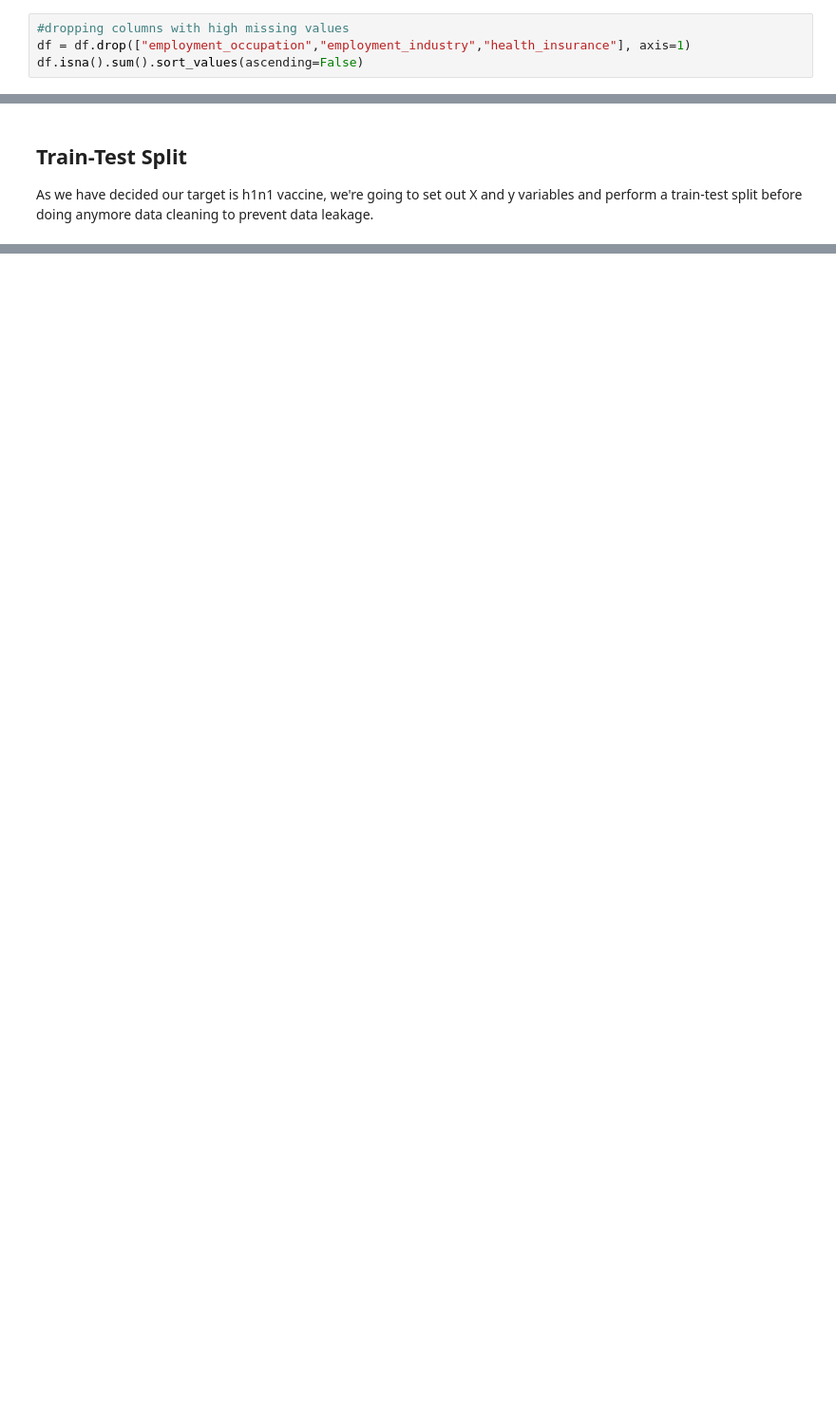
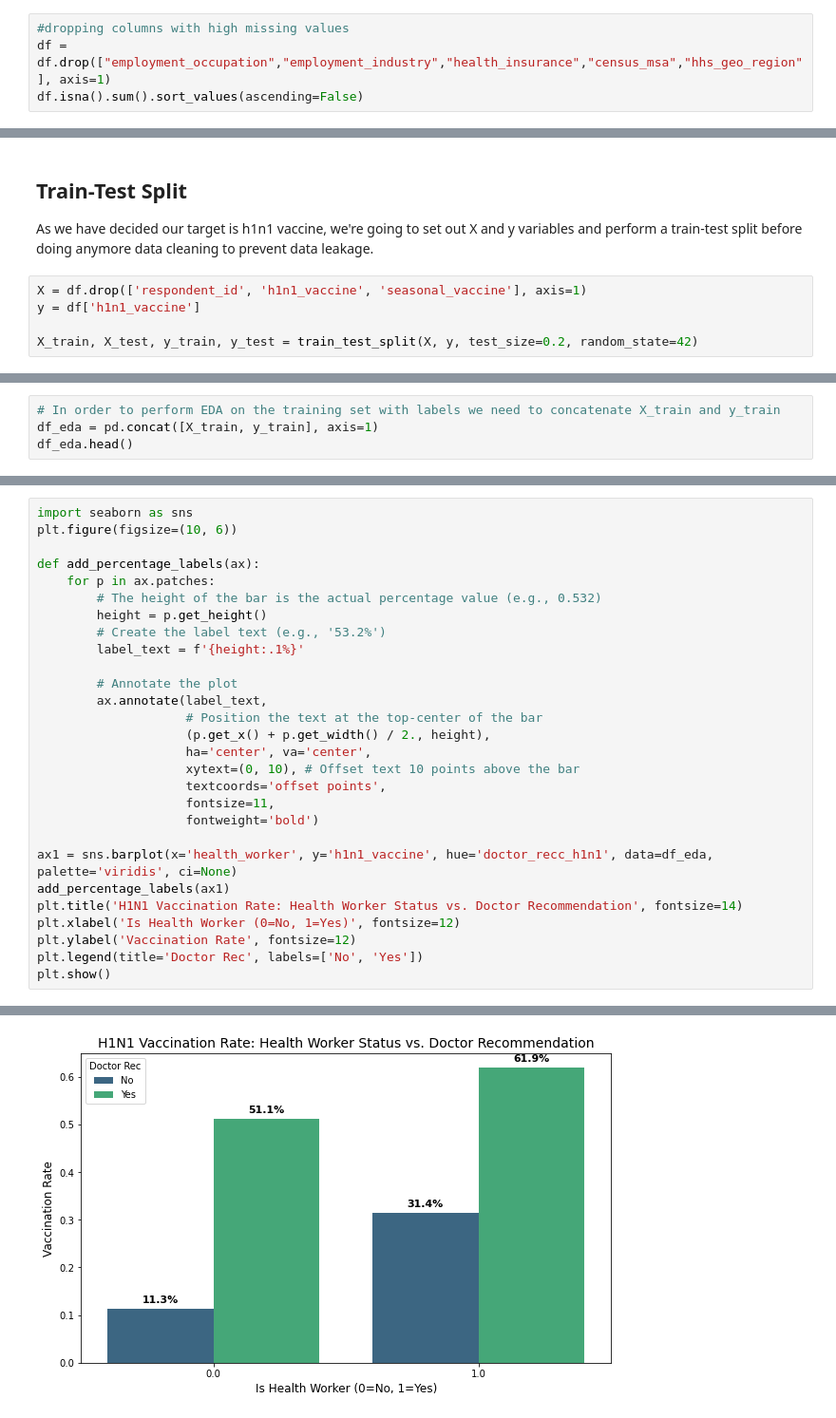
Before and after one commit to vkones/Project-3-Machine-Learning, a Jupyter notebook: index.ipynb, the cells around one changed output, grey strips where cells are left out. Shown at 95% size. Cells and saved outputs as stored; diff of their text form; blank space fills up the shorter version.

Commit message:
perfomed exploratory data analysis on the dataset

```diff
--- a/index.ipynb
+++ b/index.ipynb
@@ -60,6 +68,6 @@ dtype: int64
 # %%
 #dropping columns with high missing values
-df = df.drop(["employment_occupation","employment_industry","health_insurance"], axis=1)
+df = df.drop(["employment_occupation","employment_industry","health_insurance","census_msa","hhs_geo_region"], axis=1)
 df.isna().sum().sort_values(ascending=False)
 # %% [output]
 income_poverty                 4423
@@ -82,3 +90,8 @@ dtype: int64
 # %% [markdown]
 ## Train-Test Split
 As we have decided our target is h1n1 vaccine, we're going to set out X and y variables and perform a train-test split before doing anymore data cleaning to prevent data leakage.
+# %%
+X = df.drop(['respondent_id', 'h1n1_vaccine', 'seasonal_vaccine'], axis=1)
+y = df['h1n1_vaccine']
+
+X_train, X_test, y_train, y_test = train_test_split(X, y, test_size=0.2, random_state=42)
@@ -189,0 +143,4 @@ df['h']
+# %%
+# In order to perform EDA on the training set with labels we need to concatenate X_train and y_train
+df_eda = pd.concat([X_train, y_train], axis=1)
+df_eda.head()
@@ -189,0 +161,29 @@ df['h']
+# %%
+import seaborn as sns
+plt.figure(figsize=(10, 6))
+
+def add_percentage_labels(ax):
+    for p in ax.patches:
+        # The height of the bar is the actual percentage value (e.g., 0.532)
+        height = p.get_height()
+        # Create the label text (e.g., '53.2%')
+        label_text = f'{height:.1%}'
+
+        # Annotate the plot
+        ax.annotate(label_text,
+                    # Position the text at the top-center of the bar
+                    (p.get_x() + p.get_width() / 2., height),
+                    ha='center', va='center',
+                    xytext=(0, 10), # Offset text 10 points above the bar
+                    textcoords='offset points',
+                    fontsize=11,
+                    fontweight='bold')
+
+ax1 = sns.barplot(x='health_worker', y='h1n1_vaccine', hue='doctor_recc_h1n1', data=df_eda, palette='viridis', ci=None)
+add_percentage_labels(ax1)
+plt.title('H1N1 Vaccination Rate: Health Worker Status vs. Doctor Recommendation', fontsize=14)
+plt.xlabel('Is Health Worker (0=No, 1=Yes)', fontsize=12)
+plt.ylabel('Vaccination Rate', fontsize=12)
+plt.legend(title='Doctor Rec', labels=['No', 'Yes'])
+plt.show()
+# %% [output]
@@ -189,0 +193 @@ df['h']
+[figure, added]
```
Also changed, not shown: parts of 26 cells of this notebook.
